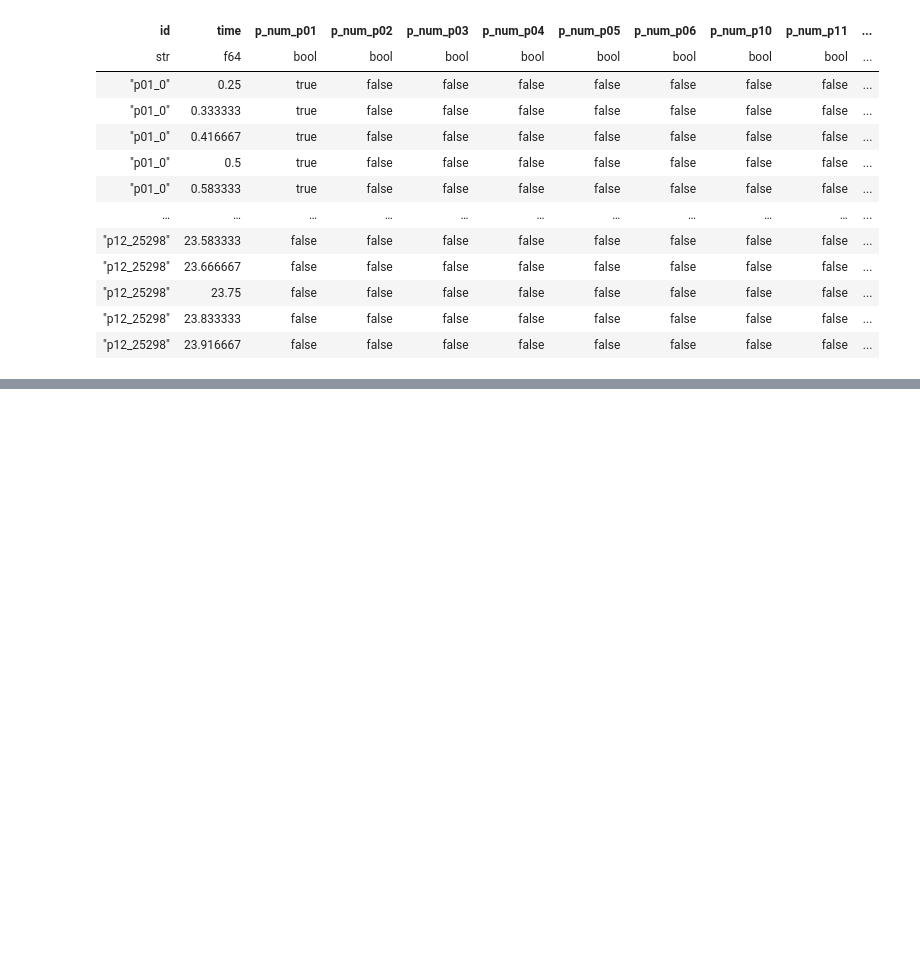
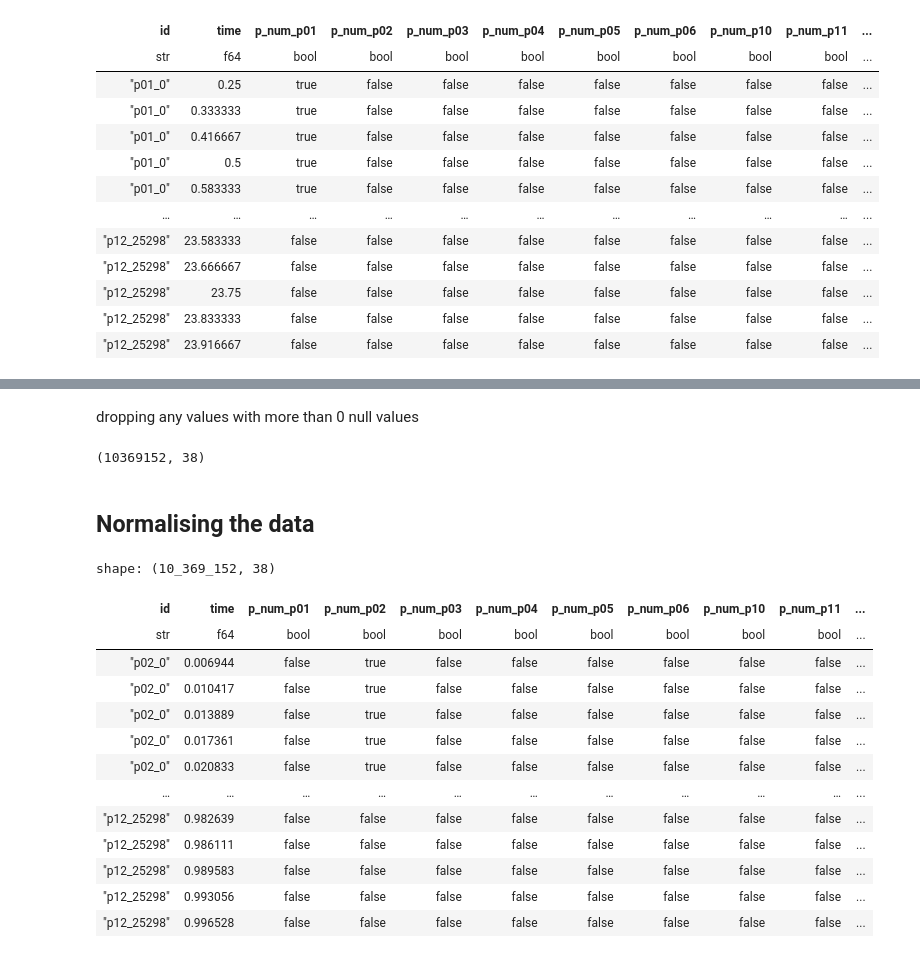
Before and after one commit to jamiemilsom/bloodGlucosePrediciton, a Jupyter notebook: src/notebooks/EDA.ipynb, the cells around one changed output, grey strips where cells are left out. Saved outputs shown, nothing was run; the diff lists cells and outputs as text; code cells hidden in the pictures; blank space fills up the shorter version.

```diff
--- a/src/notebooks/EDA.ipynb
+++ b/src/notebooks/EDA.ipynb
@@ -646,0 +700,42 @@ shape: (12_745_728, 38)
+# %% [markdown]
+dropping any values with more than 0 null values
+# %%
+id_list = null_bg.filter(pl.col('null_count') > 0).select('id')
+lstm_hr_df = lstm_hr_df.filter(~pl.col('id').is_in(id_list['id']))
+lstm_hr_df.shape
+# %% [output]
+(10369152, 38)
+# %% [markdown]
+## Normalising the data
+# %%
+from sklearn.preprocessing import MinMaxScaler
+
+
+columns_to_normalise = ["time", "bg", "insulin", "carbs", "hr", "steps", "cals"]
+
+data_to_normalize = lstm_hr_df.select(columns_to_normalise).to_numpy()
+
+scaler = MinMaxScaler()
+
+normalised_data = scaler.fit_transform(data_to_normalize)
+
+lstm_hr_df = lstm_hr_df.with_columns(
+    [pl.Series(columns_to_normalise[i], normalised_data[:, i]) for i in range(len(columns_to_normalise))]
+)
+
+lstm_hr_df
+# %% [output]
+shape: (10_369_152, 38)
+| id | time | p_num_p01 | p_num_p02 | p_num_p03 | p_num_p04 | p_num_p05 | p_num_p06 | p_num_p10 | p_num_p11 | ... |
+| str | f64 | bool | bool | bool | bool | bool | bool | bool | bool | ... |
+| "p02_0" | 0.006944 | false | true | false | false | false | false | false | false | ... |
+| "p02_0" | 0.010417 | false | true | false | false | false | false | false | false | ... |
+| "p02_0" | 0.013889 | false | true | false | false | false | false | false | false | ... |
+| "p02_0" | 0.017361 | false | true | false | false | false | false | false | false | ... |
+| "p02_0" | 0.020833 | false | true | false | false | false | false | false | false | ... |
+| … | … | … | … | … | … | … | … | … | … | ... |
+| "p12_25298" | 0.982639 | false | false | false | false | false | false | false | false | ... |
+| "p12_25298" | 0.986111 | false | false | false | false | false | false | false | false | ... |
+| "p12_25298" | 0.989583 | false | false | false | false | false | false | false | false | ... |
+| "p12_25298" | 0.993056 | false | false | false | false | false | false | false | false | ... |
+| "p12_25298" | 0.996528 | false | false | false | false | false | false | false | false | ... |
```
Also changed, not shown: parts of 11 cells of this notebook.
